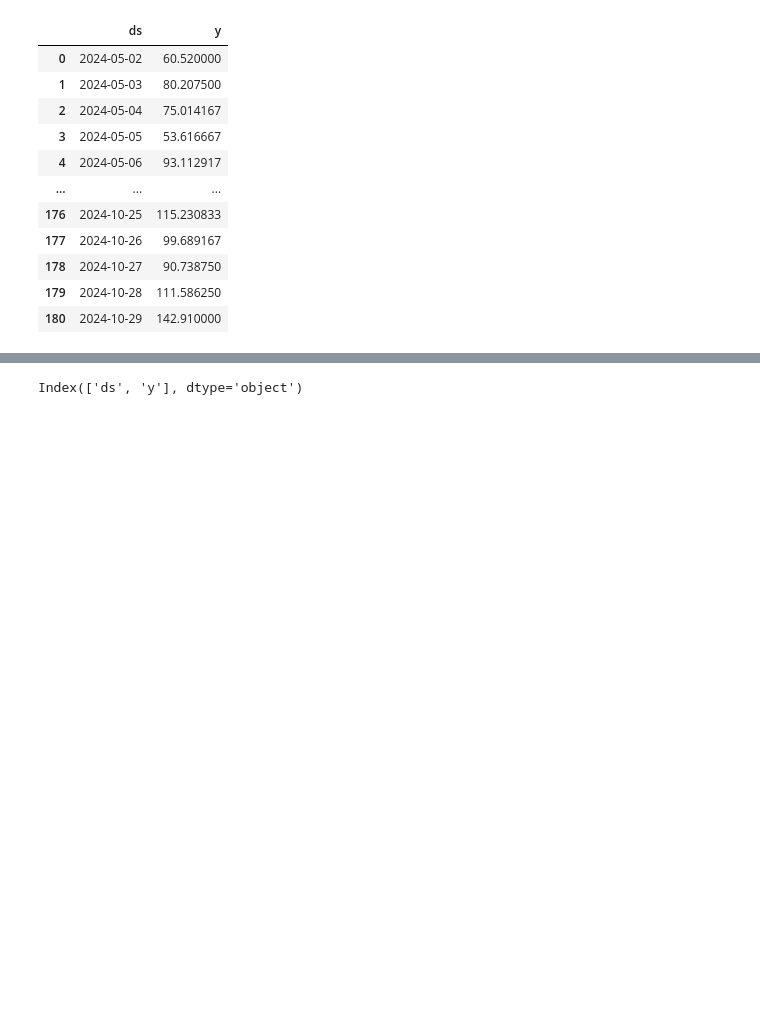
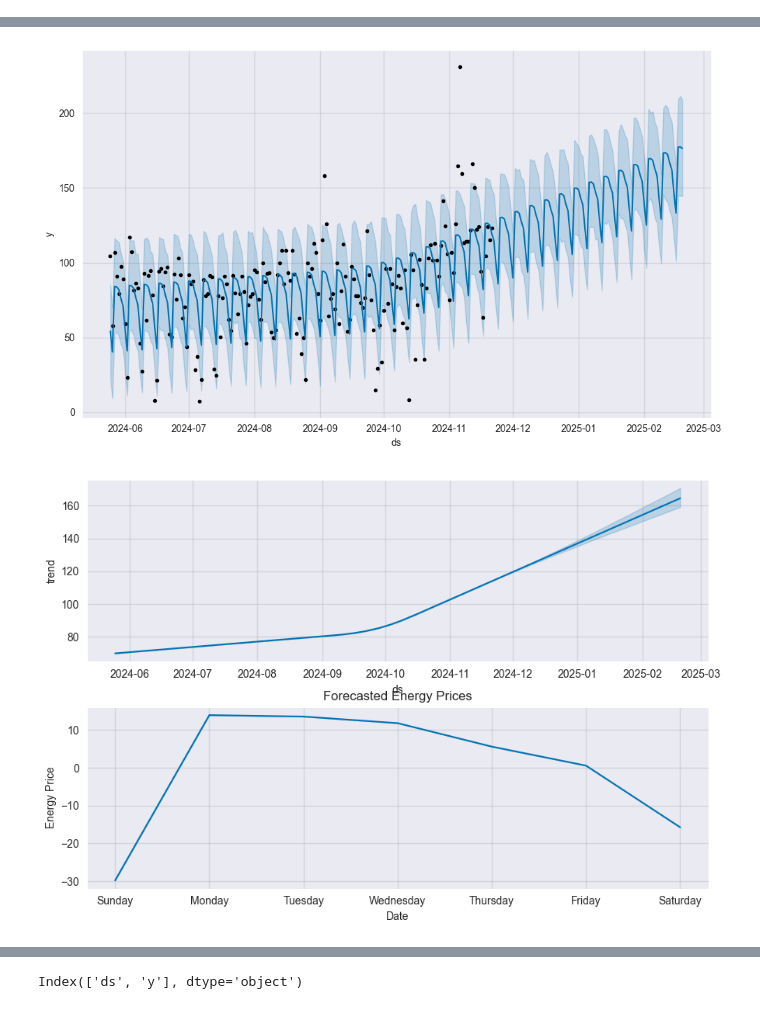
Before and after one commit to YukaNakamoto/LSDI-Project-, a Jupyter notebook: models/Prophet/train_base_graph.ipynb, the cells around one changed output, grey strips where cells are left out. Saved outputs shown, nothing was run; the diff lists cells and outputs as text; code cells hidden in the pictures; blank space fills up the shorter version.

```diff
--- a/models/Prophet/train_base_graph.ipynb
+++ b/models/Prophet/train_base_graph.ipynb
@@ -71,17 +65,22 @@ daily_avg = df.resample('D', on='ds').mean().reset_index()
 # Ensure the datetime column is correctly formatted
 daily_avg['ds'] = pd.to_datetime(daily_avg['ds'])
 daily_avg['ds'] = daily_avg['ds'].dt.tz_localize(None)  # Remove timezone information
-daily_avg
+
+# Initialize the Prophet model
+m = Prophet()
+m.fit(daily_avg)
+
+# Create a DataFrame to hold future dates (for 3 months ahead)
+future = m.make_future_dataframe(periods=90)  # For 90 days ahead
+
+# Make predictions
+forecast = m.predict(future)
+
+# Plot the results
+fig3 = m.plot(forecast)
+fig4 = m.plot_components(forecast)
+plt.title('Forecasted Energy Prices')
+plt.xlabel('Date')
+plt.ylabel('Energy Price')
+plt.show()
 # %% [output]
-|  | ds | y |
-| 0 | 2024-05-02 | 60.520000 |
-| 1 | 2024-05-03 | 80.207500 |
-| 2 | 2024-05-04 | 75.014167 |
-| 3 | 2024-05-05 | 53.616667 |
-| 4 | 2024-05-06 | 93.112917 |
-| ... | ... | ... |
-| 176 | 2024-10-25 | 115.230833 |
-| 177 | 2024-10-26 | 99.689167 |
-| 178 | 2024-10-27 | 90.738750 |
-| 179 | 2024-10-28 | 111.586250 |
-| 180 | 2024-10-29 | 142.910000 |
@@ -88,0 +89,2 @@ daily_avg
+[figure, added]
+[figure, added]
```
Also changed, not shown: parts of 14 cells of this notebook, 1 other file.
